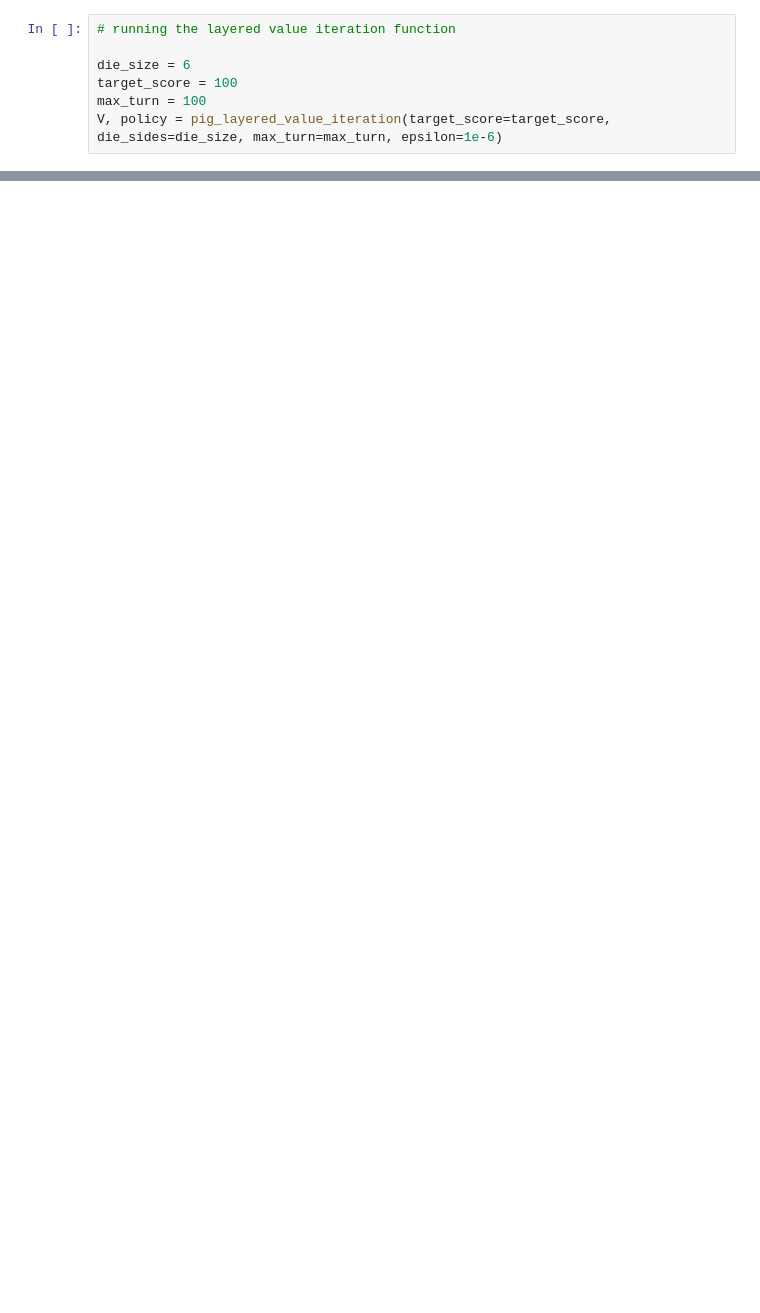
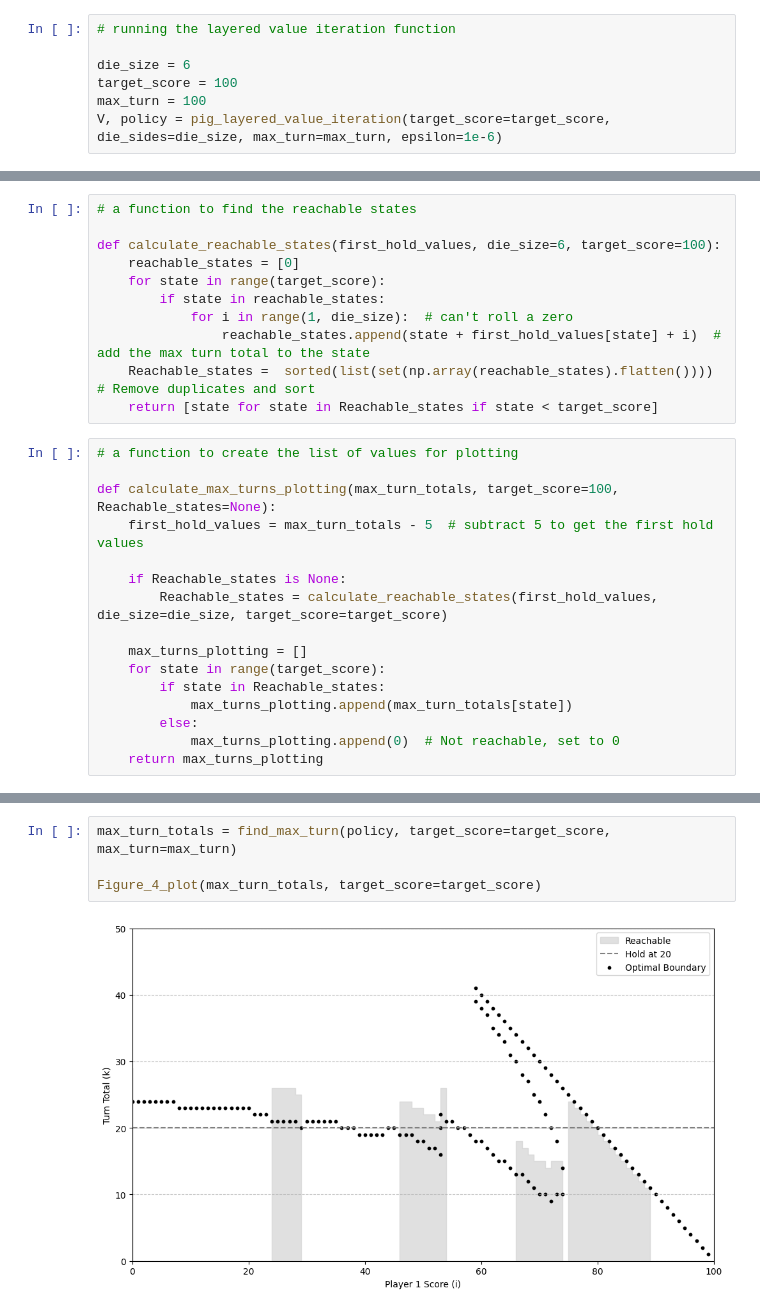
Before and after one commit to Harry-Ell/609-CW3, a Jupyter notebook: layered_VI/layered_value_iteration.ipynb, the cells around one changed output, grey strips where cells are left out. Drawn from its saved outputs; the diff is of its cells as text; blank space fills up the shorter version.

Commit message:
Figure 4 reproduction

```diff
--- a/layered_VI/layered_value_iteration.ipynb
+++ b/layered_VI/layered_value_iteration.ipynb
@@ -180,0 +205,27 @@ plot_decision_points_from_policy(policy, target_score=target_score, max_turn=max
+# %%
+# a function to find the reachable states
+
+def calculate_reachable_states(first_hold_values, die_size=6, target_score=100):
+    reachable_states = [0]
+    for state in range(target_score):
+        if state in reachable_states:
+            for i in range(1, die_size):  # can't roll a zero
+                reachable_states.append(state + first_hold_values[state] + i)  # add the max turn total to the state
+    Reachable_states =  sorted(list(set(np.array(reachable_states).flatten())))  # Remove duplicates and sort
+    return [state for state in Reachable_states if state < target_score]
+# %%
+# a function to create the list of values for plotting
+
+def calculate_max_turns_plotting(max_turn_totals, target_score=100, Reachable_states=None):
+    first_hold_values = max_turn_totals - 5  # subtract 5 to get the first hold values
+
+    if Reachable_states is None:
+        Reachable_states = calculate_reachable_states(first_hold_values, die_size=die_size, target_score=target_score)
+
+    max_turns_plotting = []
+    for state in range(target_score):
+        if state in Reachable_states:
+            max_turns_plotting.append(max_turn_totals[state])
+        else:
+            max_turns_plotting.append(0)  # Not reachable, set to 0
+    return max_turns_plotting
@@ -180,0 +291,6 @@ plot_decision_points_from_policy(policy, target_score=target_score, max_turn=max
+# %%
+max_turn_totals = find_max_turn(policy, target_score=target_score, max_turn=max_turn)
+
+Figure_4_plot(max_turn_totals, target_score=target_score)
+# %% [output]
+[figure, added]
```
Also changed, not shown: parts of 7 cells of this notebook.
